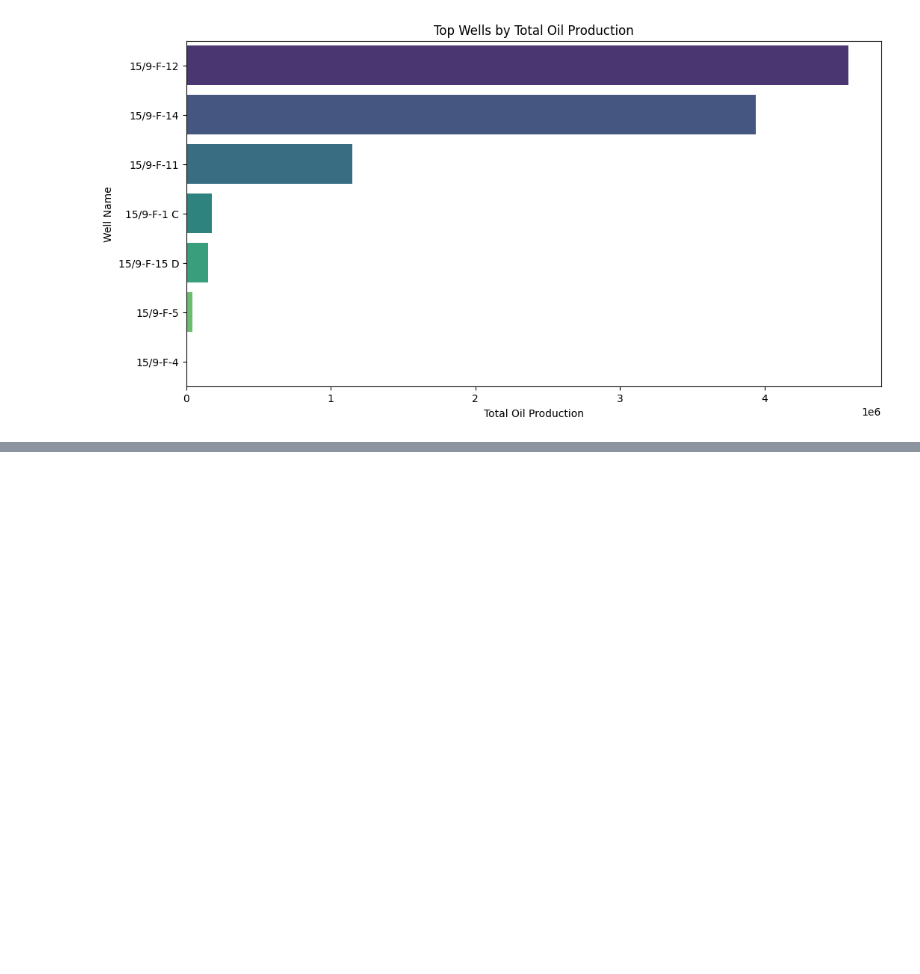
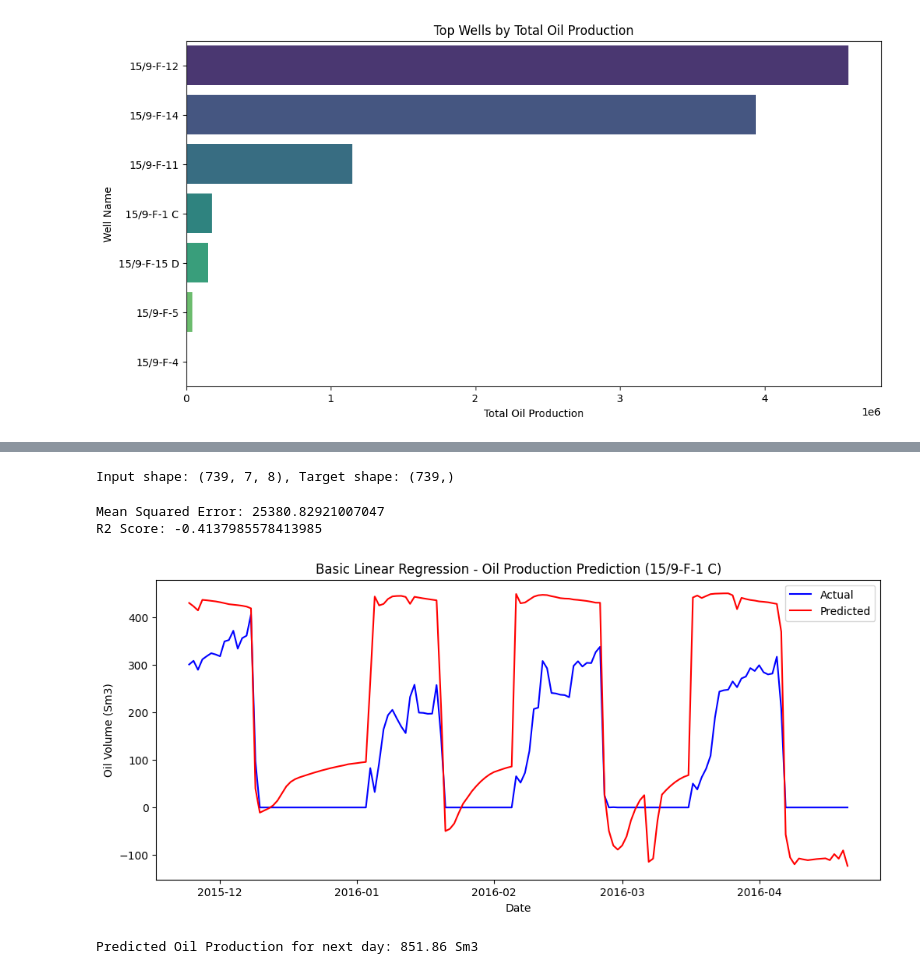
Before and after one commit to Anmol1301/Production-Forecasting, a Jupyter notebook: data_exploration.ipynb, the cells around one changed output, grey strips where cells are left out. Saved outputs shown, nothing was run; the diff lists cells and outputs as text; code cells hidden in the pictures; blank space fills up the shorter version.

Commit message:
Data Exploration

```diff
--- a/data_exploration.ipynb
+++ b/data_exploration.ipynb
@@ -165,0 +172,69 @@ well_data[features_cols] = well_data[features_cols].fillna(0)
+# %%
+import numpy as np
+
+def create_sequences(data, features, target, window=7):
+    sequences = []
+    targets = []
+    for i in range(len(data) - window):
+        seq = data[features].iloc[i:i+window].values
+        tgt = data[target].iloc[i+window]
+        sequences.append(seq)
+        targets.append(tgt)
+    return np.array(sequences), np.array(targets)
+X, y = create_sequences(well_data, features_cols, target_col, window=7)
+print(f"Input shape: {X.shape}, Target shape: {y.shape}")
+# %% [output]
+Input shape: (739, 7, 8), Target shape: (739,)
+# %%
+# 1️⃣ Import libraries
+from sklearn.model_selection import train_test_split
+from sklearn.linear_model import LinearRegression
+from sklearn.metrics import mean_squared_error, r2_score
+
+# 2️⃣ Select well data (first well)
+well_name = daily_df["NPD_WELL_BORE_NAME"].unique()[0]
+well_data = daily_df[daily_df["NPD_WELL_BORE_NAME"] == well_name].sort_values("DATEPRD")
+
+# 3️⃣ Select features and target
+feature_cols = ["ON_STREAM_HRS", "AVG_CHOKE_SIZE_P", "AVG_WHP_P", "AVG_WHT_P"]
+target_col = "BORE_OIL_VOL"
+
+X = well_data[feature_cols].fillna(0)
+y = well_data[target_col].fillna(0)
+
+# 4️⃣ Split into train and test
+X_train, X_test, y_train, y_test = train_test_split(X, y, test_size=0.2, shuffle=False)
+
+# 5️⃣ Train linear regression model
+model = LinearRegression()
+model.fit(X_train, y_train)
+
+# 6️⃣ Make predictions
+y_pred = model.predict(X_test)
+
+# 7️⃣ Evaluate
+mse = mean_squared_error(y_test, y_pred)
+r2 = r2_score(y_test, y_pred)
+
+print("Mean Squared Error:", mse)
+print("R2 Score:", r2)
+
+# 8️⃣ Plot predictions vs actual
+plt.figure(figsize=(12,5))
+plt.plot(well_data["DATEPRD"].iloc[-len(y_test):], y_test, label="Actual", color="blue")
+plt.plot(well_data["DATEPRD"].iloc[-len(y_test):], y_pred, label="Predicted", color="red")
+plt.title(f"Basic Linear Regression - Oil Production Prediction ({well_name})")
+plt.xlabel("Date")
+plt.ylabel("Oil Volume (Sm3)")
+plt.legend()
+plt.show()
+# %% [output]
+Mean Squared Error: 25380.82921007047
+R2 Score: -0.4137985578413985
+[figure, added]
+# %%
+future_features = [[24, 80, 300, 50]]  # Example: hours, choke%, WHP, WHT
+predicted_oil = model.predict(future_features)
+print(f"Predicted Oil Production for next day: {predicted_oil[0]:.2f} Sm3")
+# %% [output]
+Predicted Oil Production for next day: 851.86 Sm3
```
Also changed, not shown: parts of 4 cells of this notebook.
